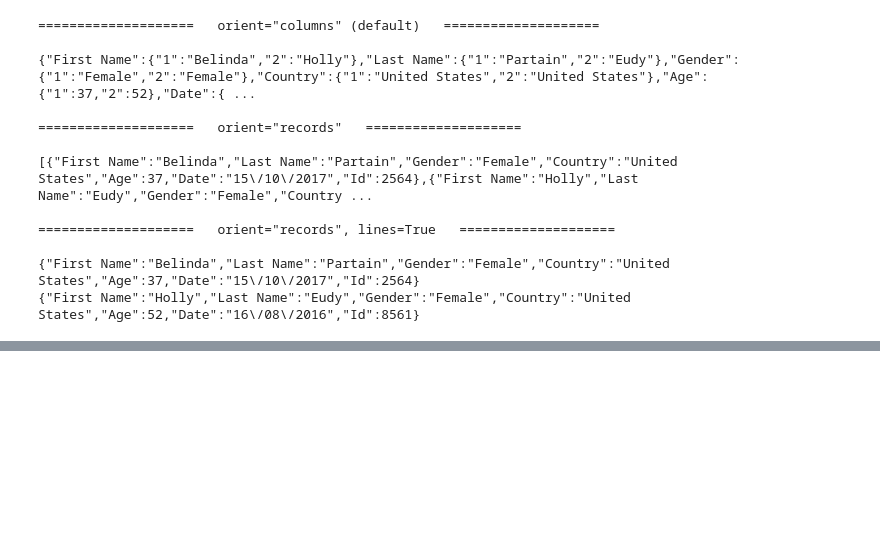
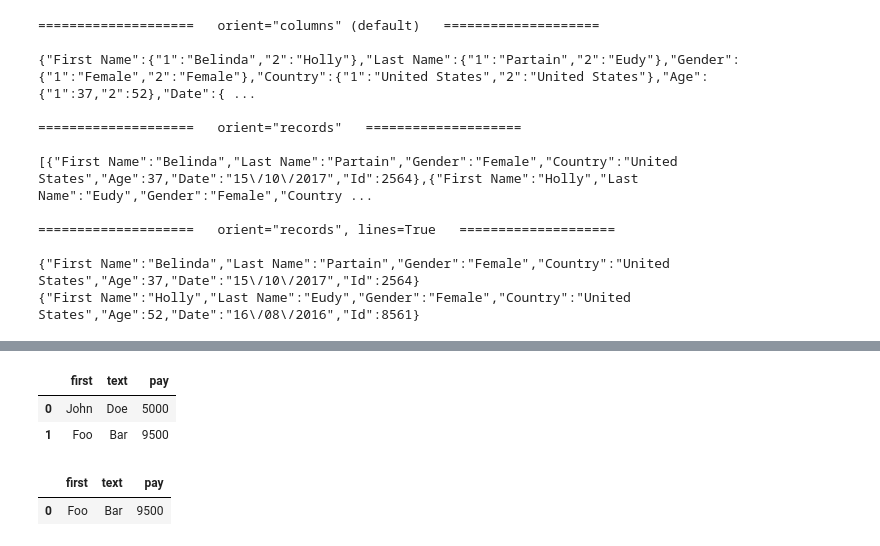
Before and after one commit to thandora/pandas-notes, a Jupyter notebook: pandas_11.ipynb, the cells around one changed output, grey strips where cells are left out. Cells and saved outputs as stored; diff of their text form; code cells hidden in the pictures; blank space fills up the shorter version.

```diff
--- a/pandas_11.ipynb
+++ b/pandas_11.ipynb
@@ -495,0 +494,27 @@ for orients in json_files:
+# %%
+# Import SQLAlchemy and create engine connection
+from sqlalchemy import create_engine
+engine = create_engine("sqlite:///data/database_file.db")
+# %%
+# Load table from DataBase
+sql_df = pd.read_sql("employees", con=engine)
+
+display(sql_df)
+# %% [output]
+|  | first | text | pay |
+| 0 | John | Doe | 5000 |
+| 1 | Foo | Bar | 9500 |
+# %%
+# Load from SQL query entries where pay (from pay column) is greater than 6000
+sql_query = "SELECT * FROM employees WHERE pay > 6000"
+
+# Load
+sql_df = pd.read_sql(sql_query, con=engine)
+
+# Close database connection
+engine.dispose()
+
+display(sql_df)
+# %% [output]
+|  | first | text | pay |
+| 0 | Foo | Bar | 9500 |
```
Also changed, not shown: parts of 10 cells of this notebook.
